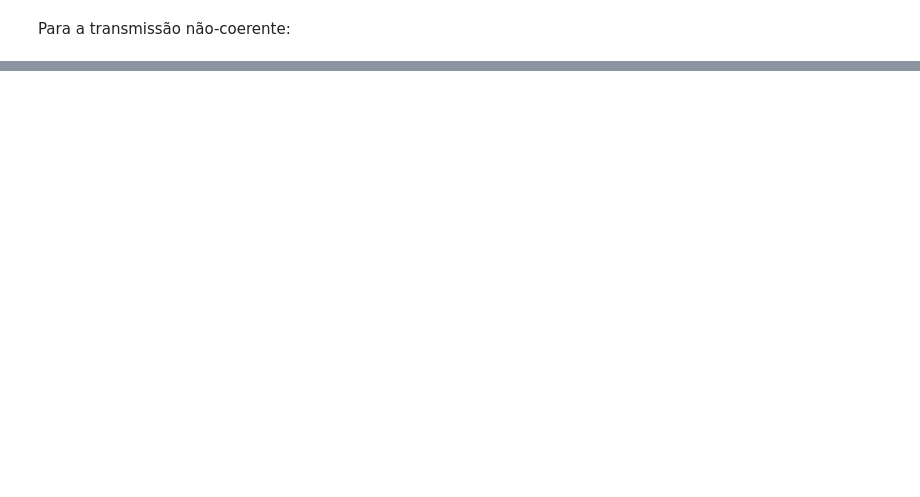
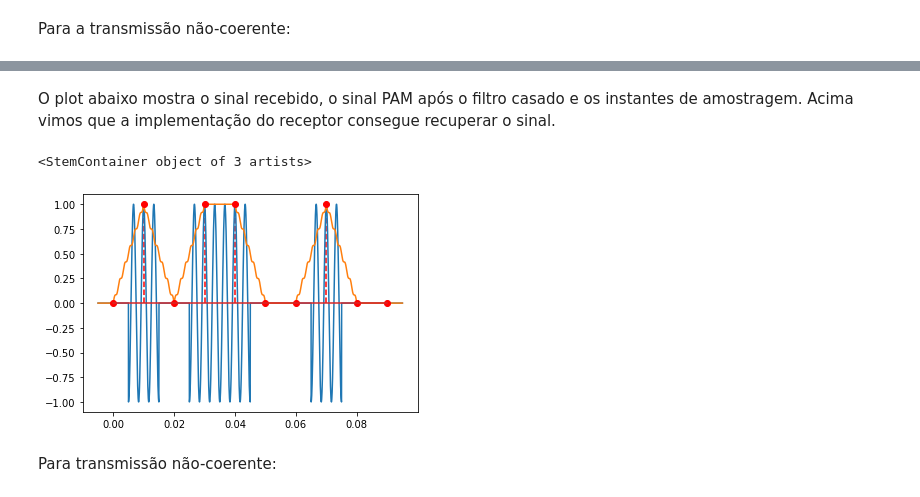
Before and after one commit to rafaelmcam/PeterMathysCommunicationsLab, a Jupyter notebook: Lab8/Lab8.ipynb, the cells around one changed output, grey strips where cells are left out. Drawn from its saved outputs; the diff is of its cells as text; code cells hidden in the pictures; blank space fills up the shorter version.

```diff
--- a/Lab8/Lab8.ipynb
+++ b/Lab8/Lab8.ipynb
@@ -62,0 +110,2 @@ plt.plot(sig_xt.timeAxis(), sig_xt.signal())
+# %%
+sig_bn, sig_bt, sig_wt, ixn = ModuleLab8.askrcvr(sig_xt, 'coh', [fc, 0], [FB, 0], 'rect', [])
@@ -62,0 +117,11 @@ plt.plot(sig_xt.timeAxis(), sig_xt.signal())
+# %% [markdown]
+O plot abaixo mostra o sinal recebido, o sinal PAM após o filtro casado e os instantes de amostragem. Acima vimos que a implementação do receptor consegue recuperar o sinal.
+# %%
+plt.plot(sig_xt.timeAxis(), sig_xt.signal())
+plt.plot(sig_bt.timeAxis(), sig_bt.signal())
+plt.stem(sig_bt.timeAxis()[ixn], sig_bt.signal()[ixn], linefmt="r--", markerfmt="ro")
+# %% [output]
+<StemContainer object of 3 artists>
+[figure, added]
+# %% [markdown]
+Para transmissão não-coerente:
```
Also changed, not shown: parts of 17 cells of this notebook, 3 other files.
